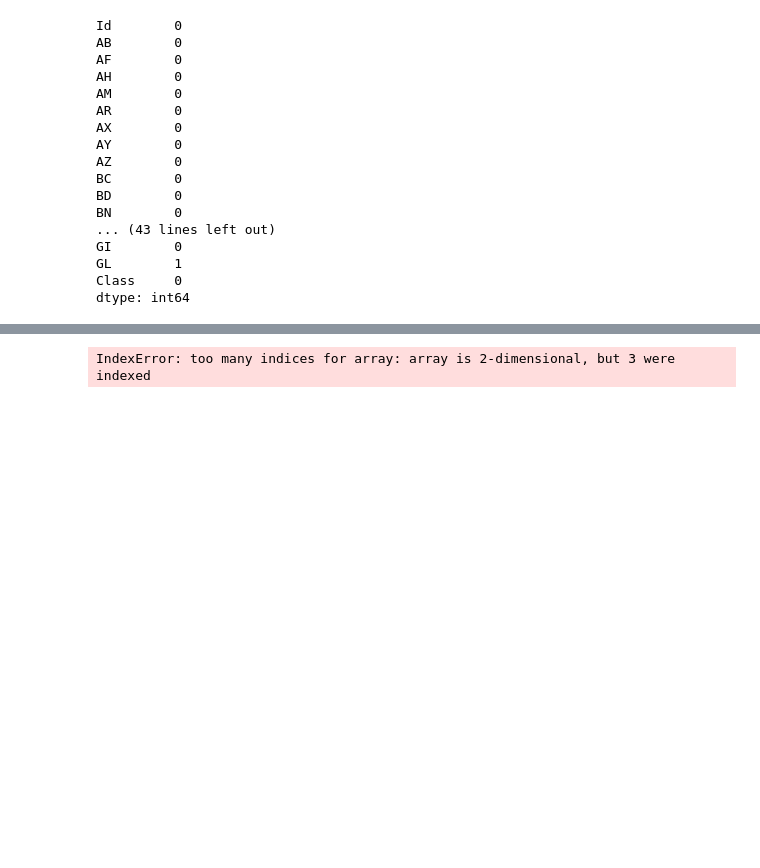
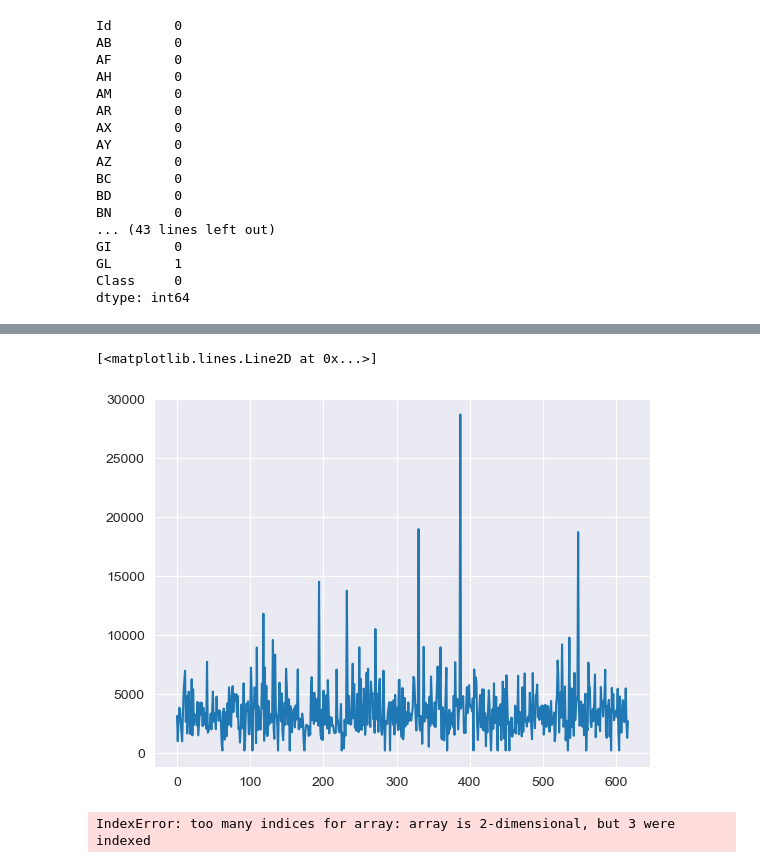
Before and after one commit to tedcao/869-Team-Project, a Jupyter notebook: visualization.ipynb, the cells around one changed output, grey strips where cells are left out. Saved outputs shown, nothing was run; the diff lists cells and outputs as text; code cells hidden in the pictures; blank space fills up the shorter version.

```diff
--- a/visualization.ipynb
+++ b/visualization.ipynb
@@ -117,2 +154,8 @@ dtype: int64
+# %%
+plt.plot(train['AF'].to_numpy())
+plt.show()
+# %% [output]
+[<matplotlib.lines.Line2D at 0x...>]
+[figure, added]
 # %%
 # feature_names = ['AB', 'AF', 'AH', 'AM', 'AR', 'AX', 'AY', 'AZ', 'BC', 'BN', 'BQ', 'BR', 'BZ', 'CB', 'CF', 'CH', 'CL', 'CR', 'CS', 'CU', 'DA', 'DE', 'DF', 'DH', 'DI', 'DL', 'DN', 'DV', 'DY', 'EB', 'EE', 'EG', 'EH', 'EP', 'EU', 'FE', 'FI', 'FR', 'GB', 'GE', 'GF', 'GH', 'GI']
```
Also changed, not shown: parts of 8 cells of this notebook.
